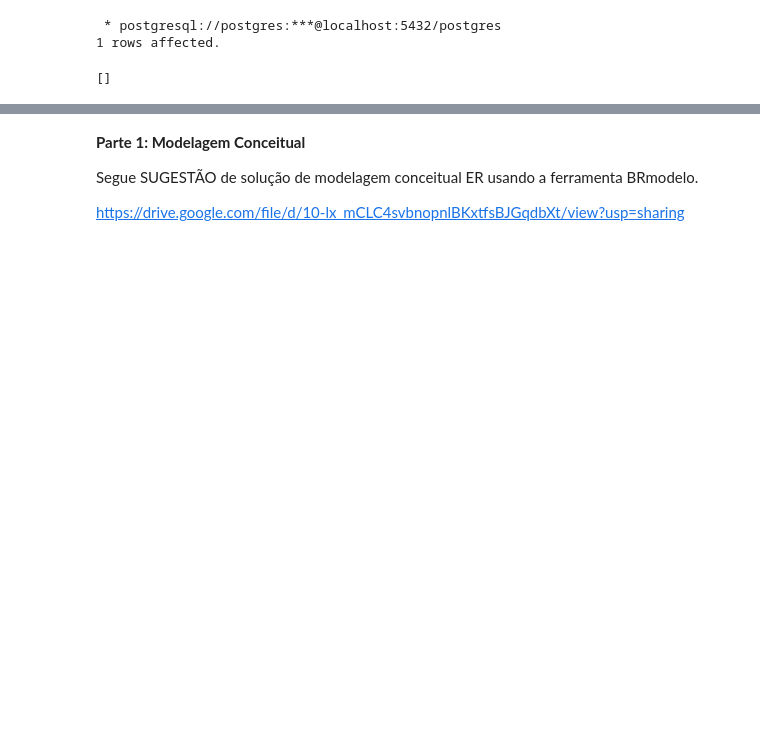
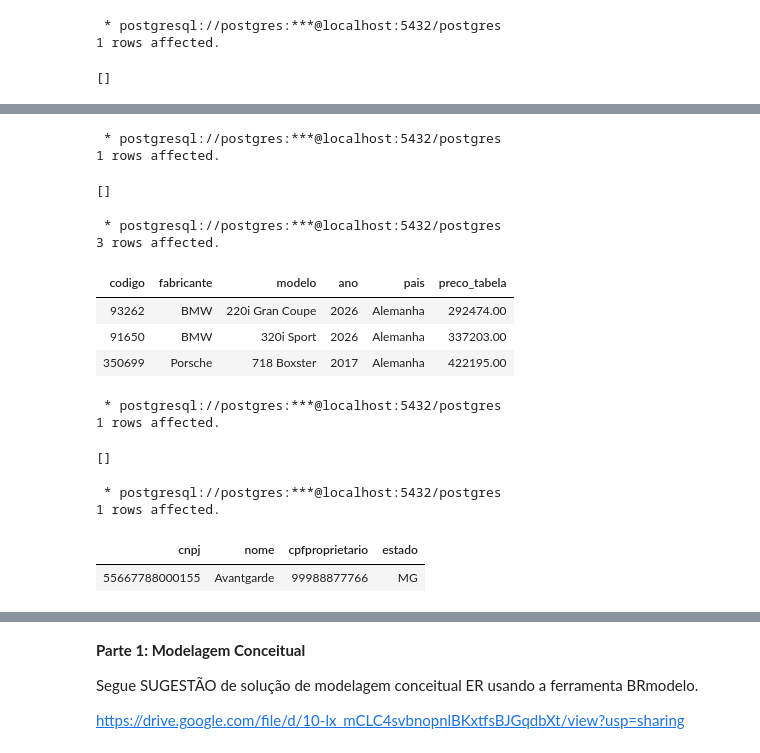
Before and after one commit to biancasipas/BancosDadosSQL, a Jupyter notebook: bd_aula2.ipynb, the cells around one changed output, grey strips where cells are left out. Saved outputs shown, nothing was run; the diff lists cells and outputs as text; code cells hidden in the pictures; blank space fills up the shorter version.

```diff
--- a/bd_aula2.ipynb
+++ b/bd_aula2.ipynb
@@ -291,0 +324,45 @@ SELECT * FROM carros2.automoveis;
+# %%
+%%sql
+
+INSERT INTO carros2.automoveis
+VALUES (
+    350699,
+    'Porsche',
+    '718 Boxster',
+    2017,
+    'Alemanha',
+    422195.00
+);
+# %% [output]
+ * postgresql://postgres:***@localhost:5432/postgres
+1 rows affected.
+[]
+# %%
+%%sql
+
+SELECT * FROM carros2.automoveis;
+# %% [output]
+ * postgresql://postgres:***@localhost:5432/postgres
+3 rows affected.
+| codigo | fabricante | modelo | ano | pais | preco_tabela |
+| 93262 | BMW | 220i Gran Coupe | 2026 | Alemanha | 292474.00 |
+| 91650 | BMW | 320i Sport | 2026 | Alemanha | 337203.00 |
+| 350699 | Porsche | 718 Boxster | 2017 | Alemanha | 422195.00 |
+# %%
+%%sql
+
+INSERT INTO carros2.revendedoras
+VALUES ('55667788000155', 'Avantgarde', '99988877766', 'MG');
+# %% [output]
+ * postgresql://postgres:***@localhost:5432/postgres
+1 rows affected.
+[]
+# %%
+%%sql
+
+SELECT * FROM carros2.revendedoras;
+# %% [output]
+ * postgresql://postgres:***@localhost:5432/postgres
+1 rows affected.
+| cnpj | nome | cpfproprietario | estado |
+| 55667788000155 | Avantgarde | 99988877766 | MG |
```
Also changed, not shown: parts of 10 cells of this notebook.
